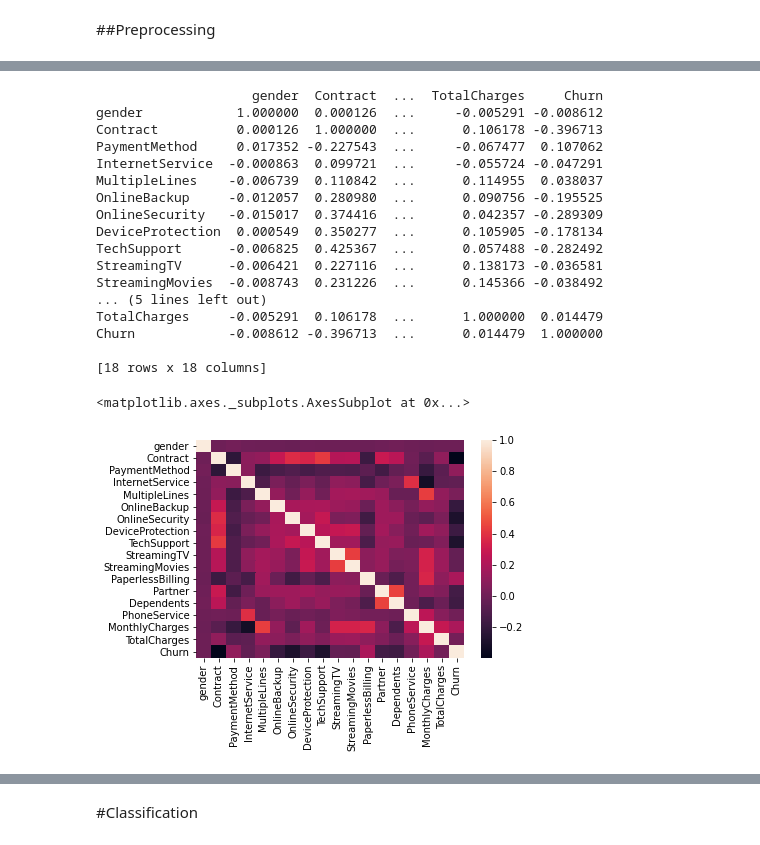
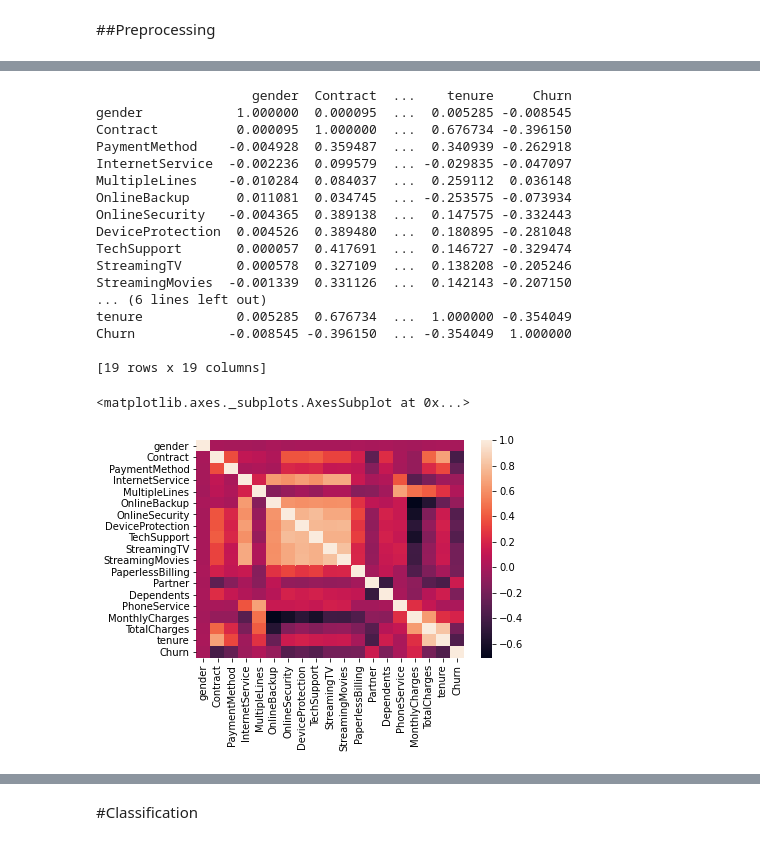
Before and after one commit to akash711/Telecom-Churn-Prediction-, a Jupyter notebook: Churn_Prediction.ipynb, the cells around one changed output, grey strips where cells are left out. Saved outputs shown, nothing was run; the diff lists cells and outputs as text; code cells hidden in the pictures.

```diff
--- a/Churn_Prediction.ipynb
+++ b/Churn_Prediction.ipynb
@@ -20,7 +28,7 @@ NameError: ignored
 ##Preprocessing
 # %%
 #Converting total charges to float
-#df["TotalCharges"] = pd.to_numeric(df.TotalCharges, errors='coerce')
+df["TotalCharges"] = pd.to_numeric(df.TotalCharges, errors='coerce')
 df.dtypes
 # %% [output]
 gender               object
@@ -41,7 +49,7 @@ TotalCharges         object
 Churn                object
 dtype: object
 # %%
-#df = df.dropna()
+df = df.dropna()
 df.isnull().sum() #Count Rows containing NaN
 # %% [output]
 gender              0
@@ -64,17 +74,17 @@ dtype: int64
 # %%
-#Encoding categorical variables
-
 multi_cols = [df.gender,df.Contract,df.PaymentMethod,df.InternetService,df.MultipleLines,df.OnlineBackup,
-              df.OnlineSecurity,df.DeviceProtection,df.TechSupport,df.StreamingTV,df.StreamingMovies]
+              df.OnlineSecurity,df.DeviceProtection,df.TechSupport,df.StreamingTV,df.StreamingMovies,
+              df.PaperlessBilling, df.Partner, df.Dependents, df.PhoneService, df.Churn]
 multi_colnames = ["gender","Contract","PaymentMethod","InternetService","MultipleLines","OnlineBackup",
-                  "OnlineSecurity","DeviceProtection","TechSupport","StreamingTV","StreamingMovies"]
+                  "OnlineSecurity","DeviceProtection","TechSupport","StreamingTV","StreamingMovies",
+                  "PaperlessBilling","Partner","Dependents","PhoneService","Churn"]
 
 for i in range(len(multi_cols)):
   df[multi_colnames[i]] = pd.factorize(multi_cols[i])[0]
 
 #Converting yes/no to boolean
-yes_no_cols = ["PaperlessBilling","Partner","Dependents","PhoneService","Churn"]
-df[yes_no_cols] = df[yes_no_cols] == 'Yes'
+#yes_no_cols = ["PaperlessBilling","Partner","Dependents","PhoneService","Churn"]
+#df[yes_no_cols] = df[yes_no_cols] == 'Yes'
 # %%
 df.dtypes
 df.isnull().sum()
@@ -134,28 +149,27 @@ print(X_train)
 # %%
-import seaborn as sns
 corr = df[["gender","Contract","PaymentMethod","InternetService",
            "MultipleLines","OnlineBackup","OnlineSecurity","DeviceProtection",
            "TechSupport","StreamingTV","StreamingMovies","PaperlessBilling",
-           "Partner","Dependents","PhoneService","MonthlyCharges","TotalCharges","Churn"]].corr()
+           "Partner","Dependents","PhoneService","MonthlyCharges","TotalCharges","tenure","Churn"]].corr()
 print(corr)
 sns.heatmap(corr)
 # %% [output]
-                    gender  Contract  ...  TotalCharges     Churn
-gender            1.000000  0.000126  ...     -0.005291 -0.008612
-Contract          0.000126  1.000000  ...      0.106178 -0.396713
-PaymentMethod     0.017352 -0.227543  ...     -0.067477  0.107062
-InternetService  -0.000863  0.099721  ...     -0.055724 -0.047291
-MultipleLines    -0.006739  0.110842  ...      0.114955  0.038037
-OnlineBackup     -0.012057  0.280980  ...      0.090756 -0.195525
-OnlineSecurity   -0.015017  0.374416  ...      0.042357 -0.289309
-DeviceProtection  0.000549  0.350277  ...      0.105905 -0.178134
-TechSupport      -0.006825  0.425367  ...      0.057488 -0.282492
-StreamingTV      -0.006421  0.227116  ...      0.138173 -0.036581
-StreamingMovies  -0.008743  0.231226  ...      0.145366 -0.038492
-... (5 lines left out)
-TotalCharges     -0.005291  0.106178  ...      1.000000  0.014479
-Churn            -0.008612 -0.396713  ...      0.014479  1.000000
+                    gender  Contract  ...    tenure     Churn
+gender            1.000000  0.000095  ...  0.005285 -0.008545
+Contract          0.000095  1.000000  ...  0.676734 -0.396150
+PaymentMethod    -0.004928  0.359487  ...  0.340939 -0.262918
+InternetService  -0.002236  0.099579  ... -0.029835 -0.047097
+MultipleLines    -0.010284  0.084037  ...  0.259112  0.036148
+OnlineBackup      0.011081  0.034745  ... -0.253575 -0.073934
+OnlineSecurity   -0.004365  0.389138  ...  0.147575 -0.332443
+DeviceProtection  0.004526  0.389480  ...  0.180895 -0.281048
+TechSupport       0.000057  0.417691  ...  0.146727 -0.329474
+StreamingTV       0.000578  0.327109  ...  0.138208 -0.205246
+StreamingMovies  -0.001339  0.331126  ...  0.142143 -0.207150
+... (6 lines left out)
+tenure            0.005285  0.676734  ...  1.000000 -0.354049
+Churn            -0.008545 -0.396150  ... -0.354049  1.000000
 
-[18 rows x 18 columns]
+[19 rows x 19 columns]
 <matplotlib.axes._subplots.AxesSubplot at 0x...>
-[figure, old version]
+[figure, new version]
```
Also changed, not shown: parts of 55 cells of this notebook.
